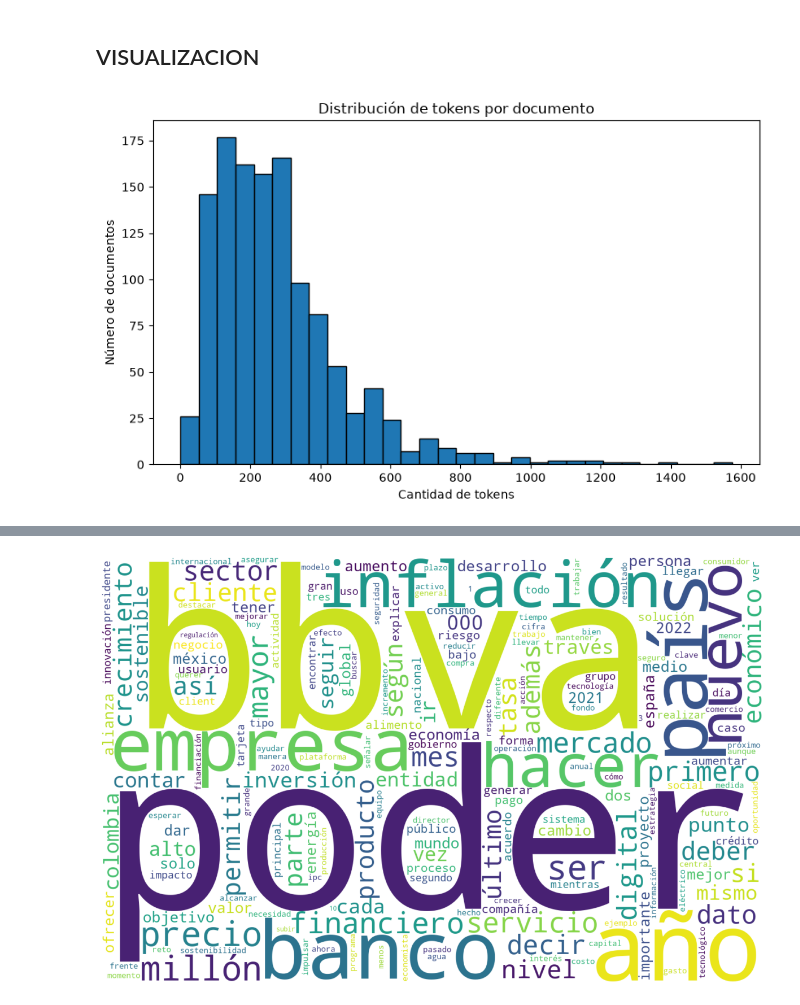
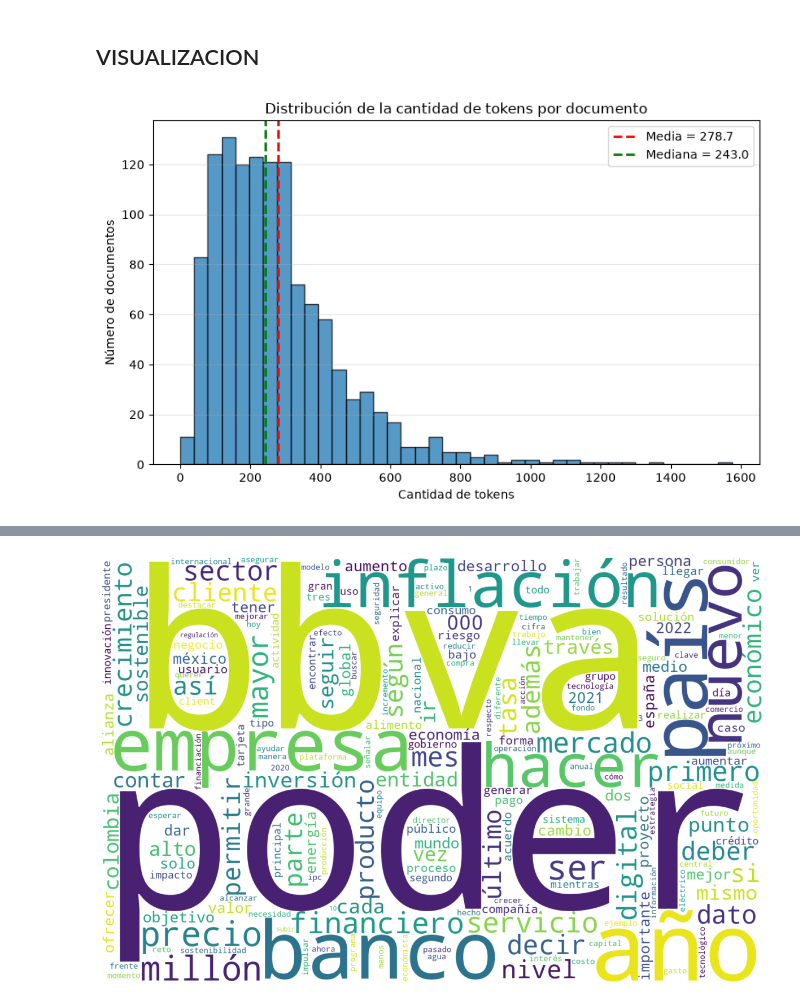
Before and after one commit to Cynthiss/NLP, a Jupyter notebook: Lab_1.ipynb, the cells around one changed output, grey strips where cells are left out. Drawn from its saved outputs; the diff is of its cells as text; code cells hidden in the pictures.

```diff
--- a/Lab_1.ipynb
+++ b/Lab_1.ipynb
@@ -296,15 +296,37 @@ La categoría `Reputacion` presenta la mayor riqueza léxica relativa (**0.3246*
 # %%
 # Histograma de la cantidad de tokens por documento
 
+media = df["token_count"].mean()
+mediana = df["token_count"].median()
+
 plt.figure(figsize=(8,5))
 
-plt.hist(df["token_count"], bins=30, edgecolor="black")
+plt.hist(
+    df["token_count"],
+    bins="auto",
+    edgecolor="black",
+    alpha=0.75
+)
 
-plt.title("Distribución de tokens por documento")
+plt.axvline(media,
+            color="red",
+            linestyle="--",
+            linewidth=2,
+            label=f"Media = {media:.1f}")
+
+plt.axvline(mediana,
+            color="green",
+            linestyle="--",
+            linewidth=2,
+            label=f"Mediana = {mediana:.1f}")
+
+plt.title("Distribución de la cantidad de tokens por documento")
 plt.xlabel("Cantidad de tokens")
 plt.ylabel("Número de documentos")
+plt.grid(axis="y", alpha=0.3)
+plt.legend()
 
 plt.tight_layout()
 plt.show()
 # %% [output]
-[figure, old version]
+[figure, new version]
```
Also changed, not shown: parts of 2 cells of this notebook.
